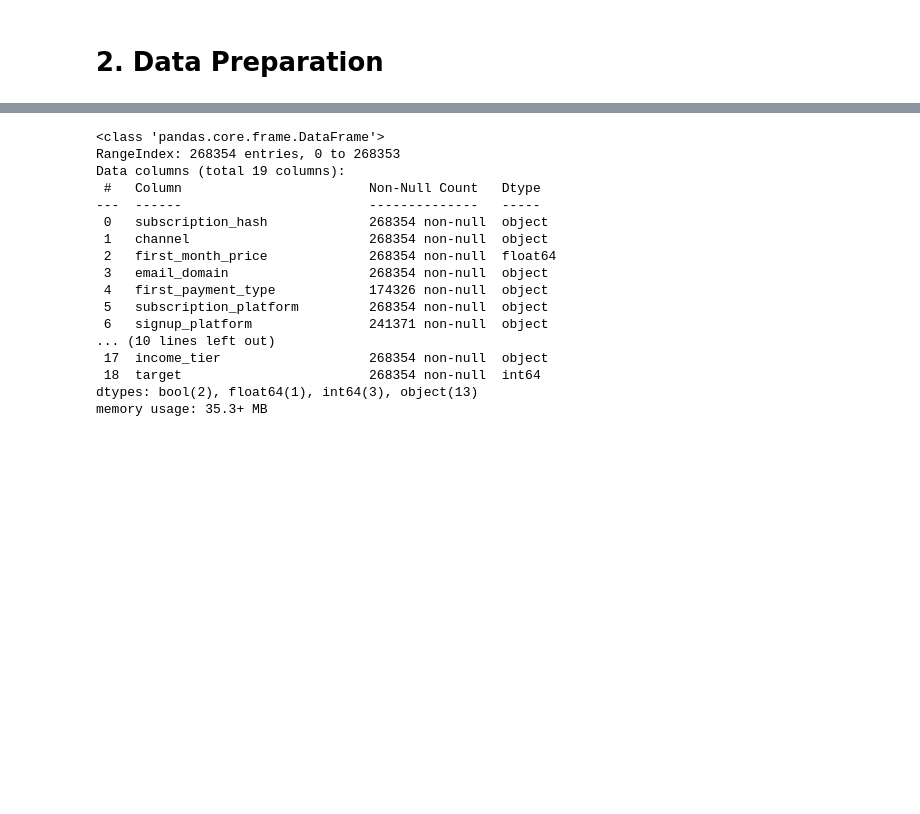
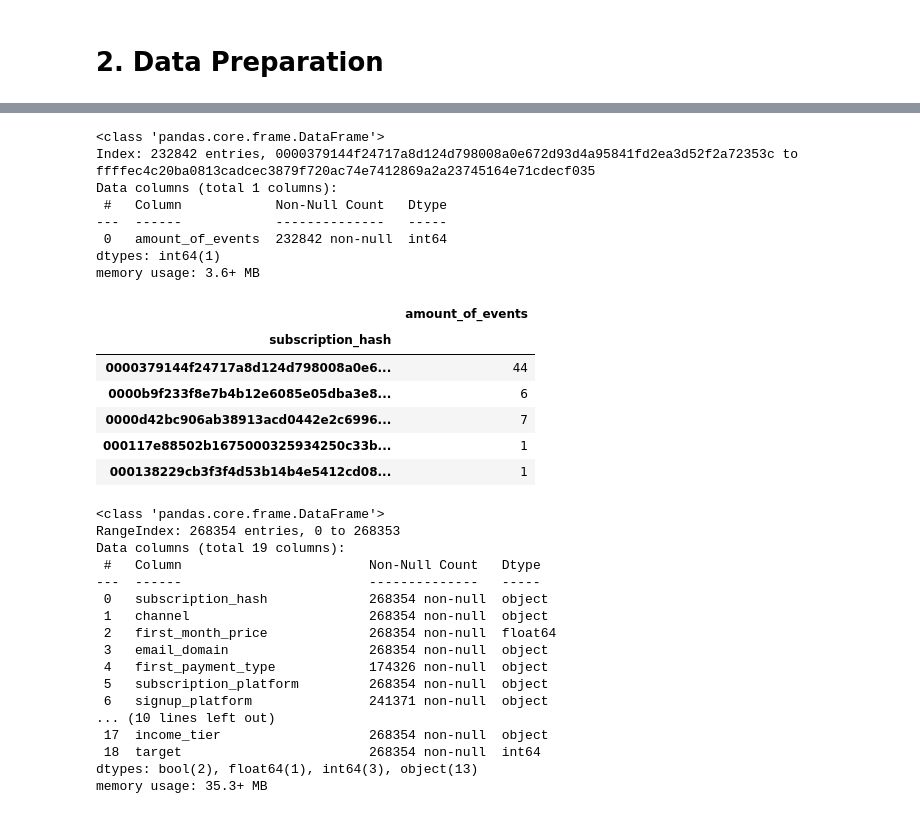
Before and after one commit to christyono/scentbird-ltv-model, a Jupyter notebook: scentbird_LTV_model.ipynb, the cells around one changed output, grey strips where cells are left out. Saved outputs shown, nothing was run; the diff lists cells and outputs as text; code cells hidden in the pictures; blank space fills up the shorter version.

```diff
--- a/scentbird_LTV_model.ipynb
+++ b/scentbird_LTV_model.ipynb
@@ -190,3 +346,29 @@ We'll add event data in a future iteration of the model; amount of events may be
+# %%
+#count add_to_queue and page_view events for each user
+useful_events = ['AddToQueue', 'page_view']
+
+event_counts = full_event_data[full_event_data['event_name'].isin(useful_events)][['subscription_hash', 'amount_of_events']]
+
+event_counts = event_counts.groupby('subscription_hash').agg('sum')
+
+event_counts.info()
+event_counts.head()
+# %% [output]
+<class 'pandas.core.frame.DataFrame'>
+Index: 232842 entries, 0000379144f24717a8d124d798008a0e672d93d4a95841fd2ea3d52f2a72353c to ffffec4c20ba0813cadcec3879f720ac74e7412869a2a23745164e71cdecf035
+Data columns (total 1 columns):
+ #   Column            Non-Null Count   Dtype
+---  ------            --------------   -----
+ 0   amount_of_events  232842 non-null  int64
+dtypes: int64(1)
+memory usage: 3.6+ MB
+|  | amount_of_events |
+| subscription_hash |  |
+| 0000379144f24717a8d124d798008a0e6... | 44 |
+| 0000b9f233f8e7b4b12e6085e05dba3e8... | 6 |
+| 0000d42bc906ab38913acd0442e2c6996... | 7 |
+| 000117e88502b1675000325934250c33b... | 1 |
+| 000138229cb3f3f4d53b14b4e5412cd08... | 1 |
 # %%
 #create our target column
 bad_users_data['target'] = 0
```
Also changed, not shown: parts of 24 cells of this notebook.
